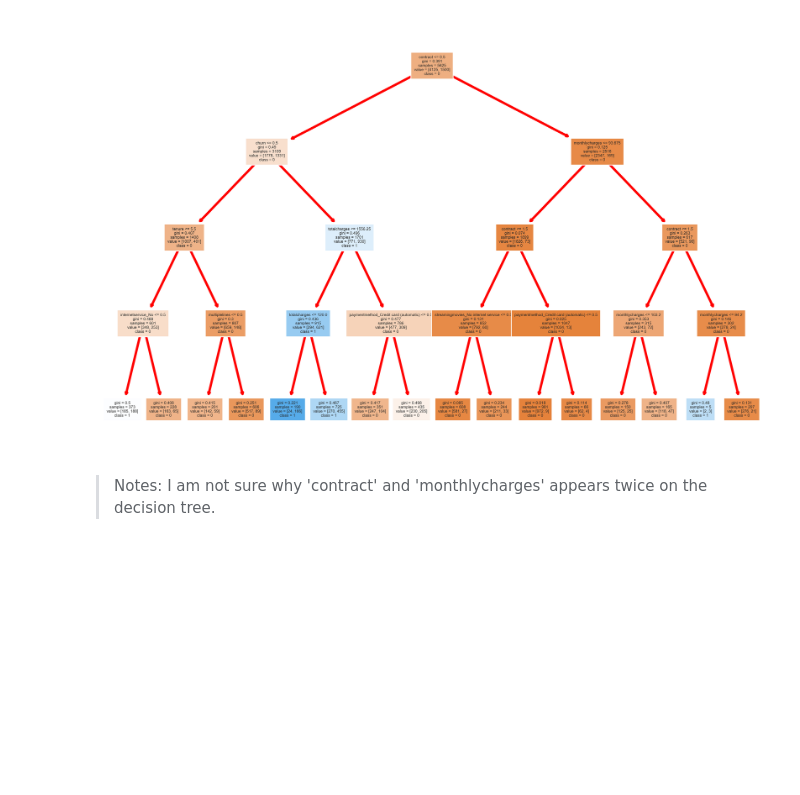
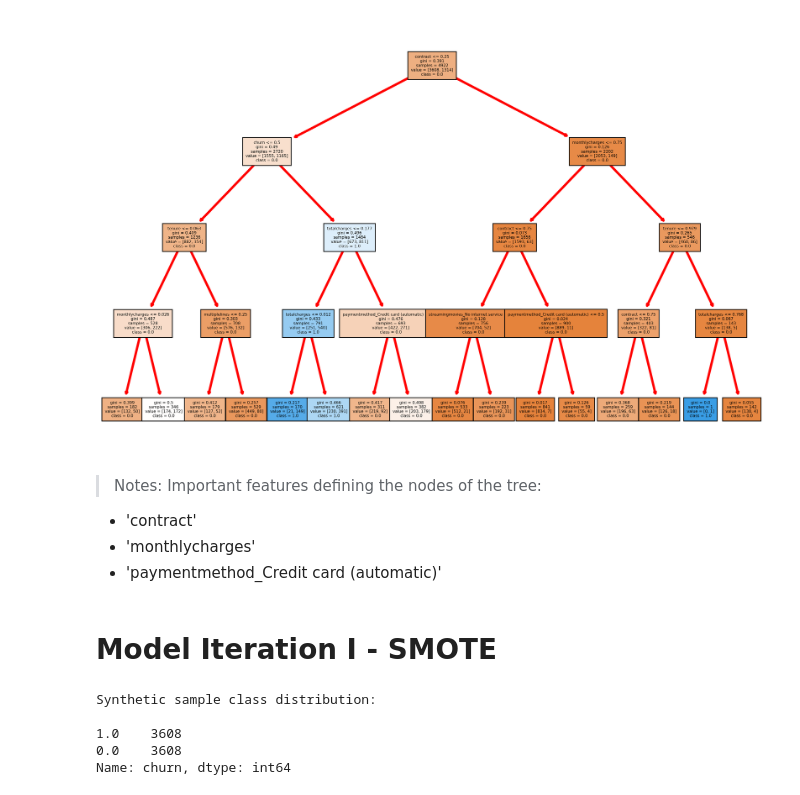
Before and after one commit to mattielips/customer-retention-modeling, a Jupyter notebook: Modeling.ipynb, the cells around one changed output. Cells and saved outputs as stored; diff of their text form; code cells hidden in the pictures; blank space fills up the shorter version.

Commit message:
SMOTE and Feature Engineering to reduce type II error.

```diff
--- a/Modeling.ipynb
+++ b/Modeling.ipynb
@@ -216,14 +232,14 @@ createROCCurve('pipe_1', DecisionTreeClassifier(random_state=0, max_depth=4))
  * Random Forests
 4. Hyperparameter tuning (GridSearch to create multiple models with different hyperparameters)
 # %%
-def create_decisiontree(name_of_pipeline, classifier):
+def create_decisiontree(name_of_pipeline, classifier, dataframe, X_train, y_train, y):
     '''Creates and plots a decision tree'''
     name_of_pipeline = Pipeline([('classifier', classifier)])
     name_of_pipeline.fit(X_train, y_train)
     fig, axes = plt.subplots(nrows = 1, ncols = 1, figsize = (15,10), dpi=300)
-    tree.plot_tree(classifier, fontsize=5, feature_names = df.columns,
+    tree.plot_tree(classifier, fontsize=5, feature_names = dataframe.columns,
                    class_names=np.unique(y).astype('str'), filled = True)
-    for decision_box in tree.plot_tree(classifier, fontsize=5, feature_names = df.columns,
+    for decision_box in tree.plot_tree(classifier, fontsize=5, feature_names = dataframe.columns,
                    class_names=np.unique(y).astype('str'), filled = True):
         arrow = decision_box.arrow_patch
         if arrow is not None:
@@ -231,9 +247,26 @@ def create_decisiontree(name_of_pipeline, classifier):
             arrow.set_linewidth(3)
     plt.show()
     return
-# %%
-create_decisiontree('pipe_1', DecisionTreeClassifier(random_state=0, max_depth=4))
-# %% [output]
-[figure, removed]
-# %% [markdown]
-> Notes: I am not sure why 'contract' and 'monthlycharges' appears twice on the decision tree.
+# %%
+create_decisiontree('pipe_1', dt, df_dummified, X_train, y_train, y)
+# %% [output]
+[figure, added]
+# %% [markdown]
+> Notes: Important features defining the nodes of the tree:
+* 'contract'
+* 'monthlycharges'
+* 'paymentmethod_Credit card (automatic)'
+# %% [markdown]
+# Model Iteration I - SMOTE
+# %%
+smote = SMOTE(random_state=0, sampling_strategy=1)
+X_train_smote, y_train_smote = smote.fit_sample(X_train, y_train)
+# Preview synthetic sample class distribution
+print('Synthetic sample class distribution: \n')
+print(pd.Series(y_train_smote).value_counts())
+# %% [output]
+Synthetic sample class distribution:
+
+1.0    3608
+0.0    3608
+Name: churn, dtype: int64
```
Also changed, not shown: parts of 36 cells of this notebook.
